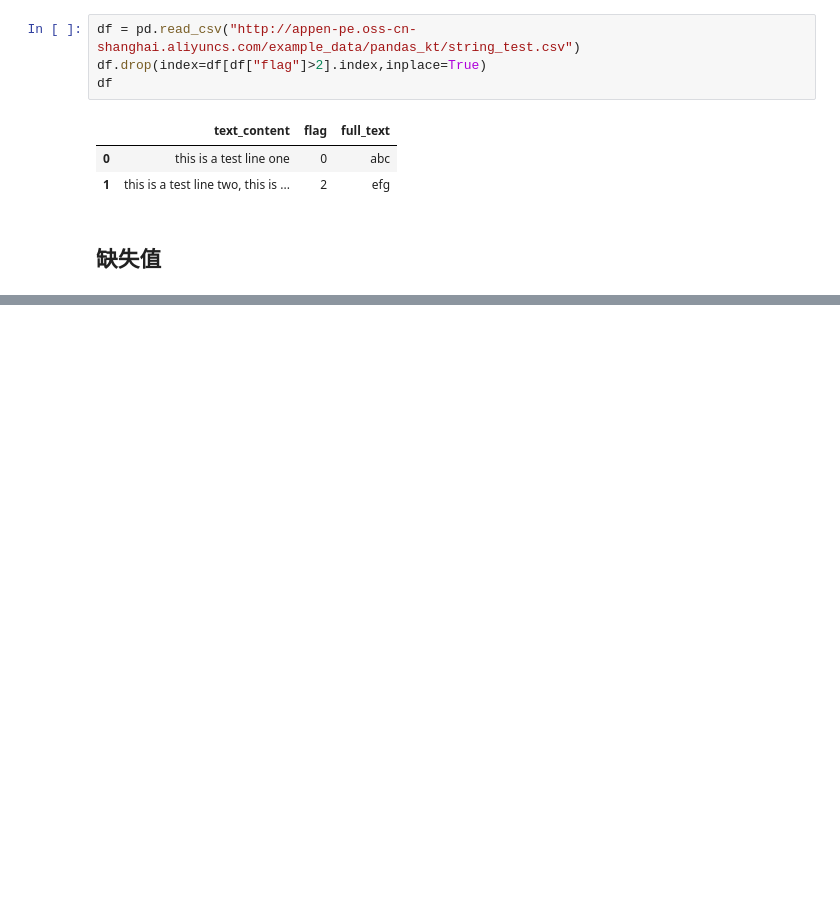
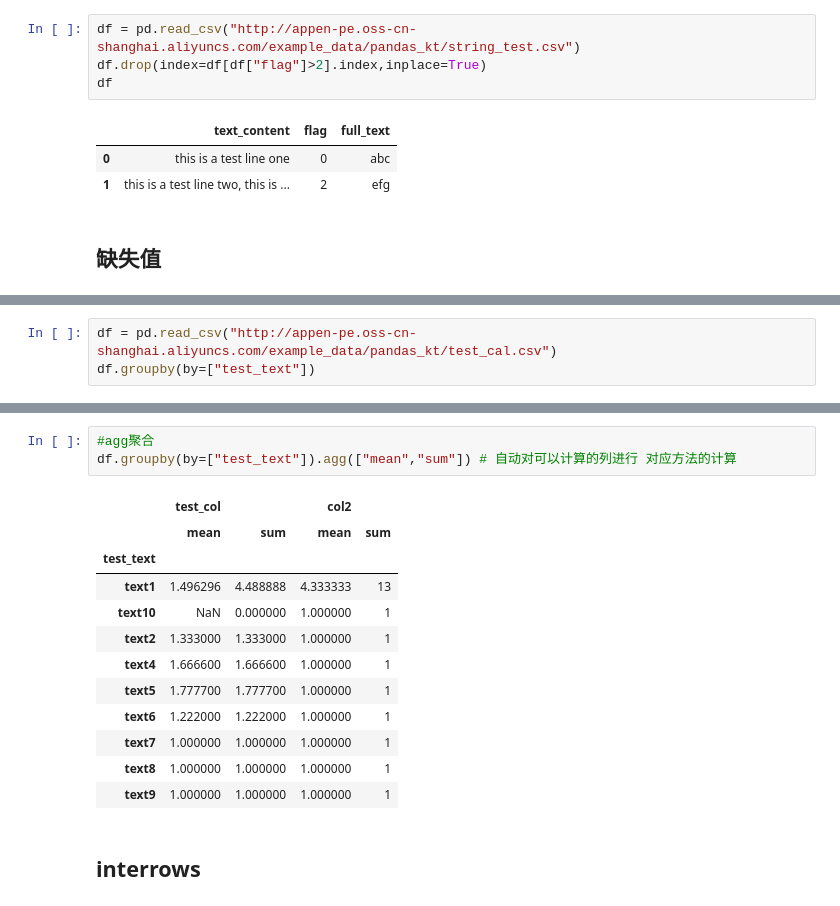
Before and after one commit to yunsansheng/code-notes, a Jupyter notebook: python/KT-pandas.ipynb, the cells around one changed output, grey strips where cells are left out. Saved outputs shown, nothing was run; the diff lists cells and outputs as text; blank space fills up the shorter version.

```diff
--- a/python/KT-pandas.ipynb
+++ b/python/KT-pandas.ipynb
@@ -1056,0 +1448,3 @@ df
+# %%
+df = pd.read_csv("http://appen-pe.oss-cn-shanghai.aliyuncs.com/example_data/pandas_kt/test_cal.csv")
+df.groupby(by=["test_text"])
@@ -1056,0 +1495,18 @@ df
+# %%
+#agg聚合
+df.groupby(by=["test_text"]).agg(["mean","sum"]) # 自动对可以计算的列进行 对应方法的计算
+# %% [output]
+|  | test_col |  | col2 |  |
+|  | mean | sum | mean | sum |
+| test_text |  |  |  |  |
+| text1 | 1.496296 | 4.488888 | 4.333333 | 13 |
+| text10 | NaN | 0.000000 | 1.000000 | 1 |
+| text2 | 1.333000 | 1.333000 | 1.000000 | 1 |
+| text4 | 1.666600 | 1.666600 | 1.000000 | 1 |
+| text5 | 1.777700 | 1.777700 | 1.000000 | 1 |
+| text6 | 1.222000 | 1.222000 | 1.000000 | 1 |
+| text7 | 1.000000 | 1.000000 | 1.000000 | 1 |
+| text8 | 1.000000 | 1.000000 | 1.000000 | 1 |
+| text9 | 1.000000 | 1.000000 | 1.000000 | 1 |
+# %% [markdown]
+## interrows
```
Also changed, not shown: parts of 83 cells of this notebook.
